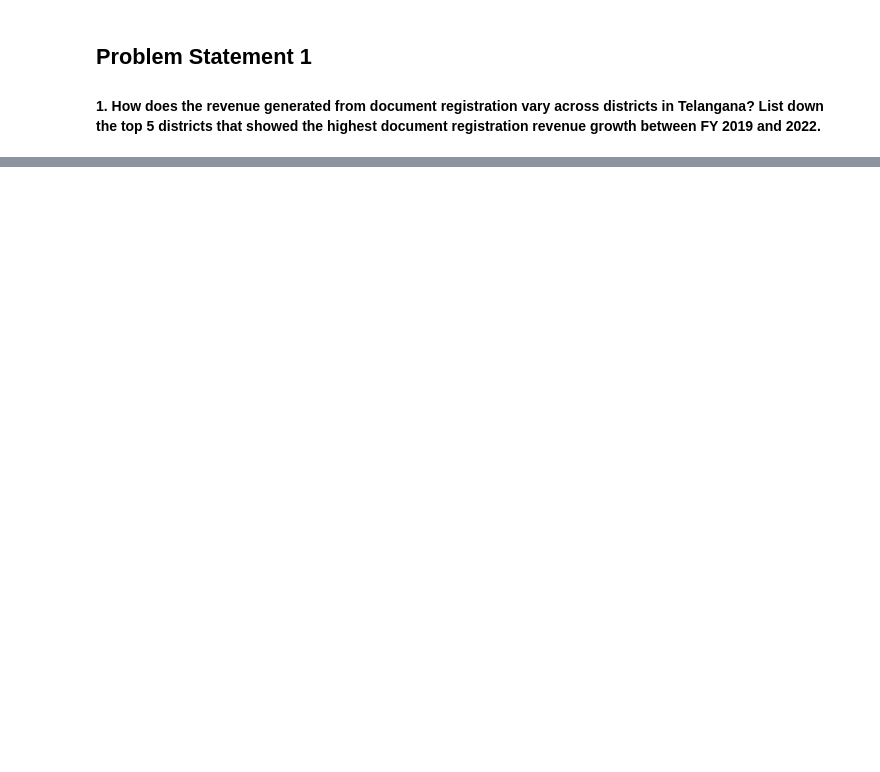
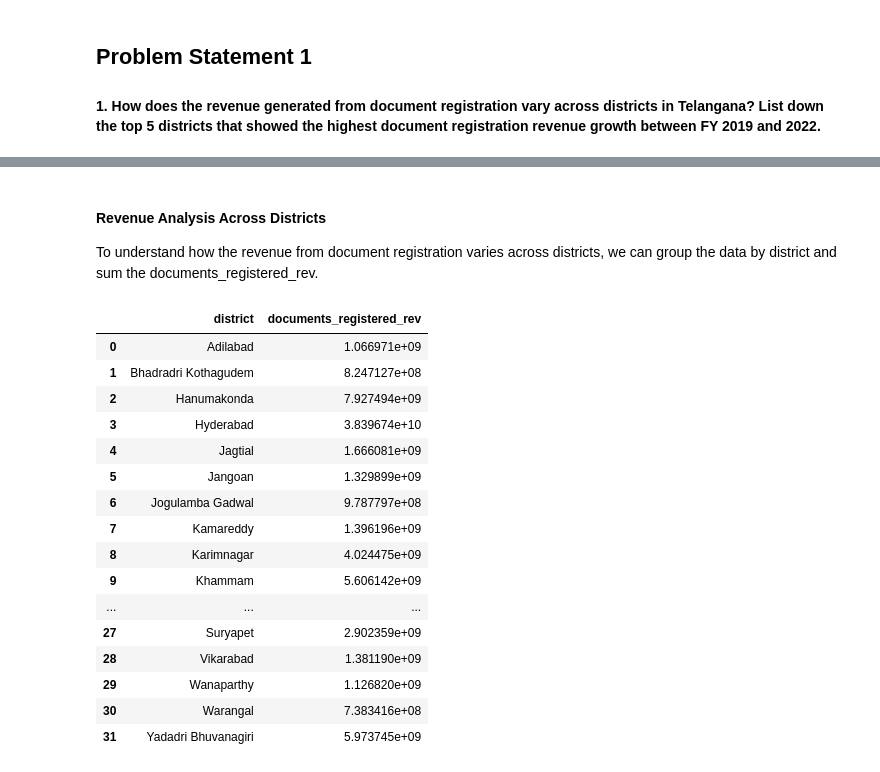
Before and after one commit to nani2357/Telangana_Growth_Analysis, a Jupyter notebook: notebooks/stamps.ipynb, the cells around one changed output, grey strips where cells are left out. Cells and saved outputs as stored; diff of their text form; code cells hidden in the pictures; blank space fills up the shorter version.

```diff
--- a/notebooks/stamps.ipynb
+++ b/notebooks/stamps.ipynb
@@ -31,0 +161,25 @@ cursor = connection.cursor()
+# %% [markdown]
+#### Revenue Analysis Across Districts
+To understand how the revenue from document registration varies across districts, we can group the data by district and sum the documents_registered_rev.
+# %%
+districts_revenue = stamps.groupby('district')['documents_registered_rev'].sum().reset_index()
+
+districts_revenue.head(50)
+# %% [output]
+|  | district | documents_registered_rev |
+| 0 | Adilabad | 1.066971e+09 |
+| 1 | Bhadradri Kothagudem | 8.247127e+08 |
+| 2 | Hanumakonda | 7.927494e+09 |
+| 3 | Hyderabad | 3.839674e+10 |
+| 4 | Jagtial | 1.666081e+09 |
+| 5 | Jangoan | 1.329899e+09 |
+| 6 | Jogulamba Gadwal | 9.787797e+08 |
+| 7 | Kamareddy | 1.396196e+09 |
+| 8 | Karimnagar | 4.024475e+09 |
+| 9 | Khammam | 5.606142e+09 |
+| ... | ... | ... |
+| 27 | Suryapet | 2.902359e+09 |
+| 28 | Vikarabad | 1.381190e+09 |
+| 29 | Wanaparthy | 1.126820e+09 |
+| 30 | Warangal | 7.383416e+08 |
+| 31 | Yadadri Bhuvanagiri | 5.973745e+09 |
```
Also changed, not shown: parts of 17 cells of this notebook, 1 other file.
